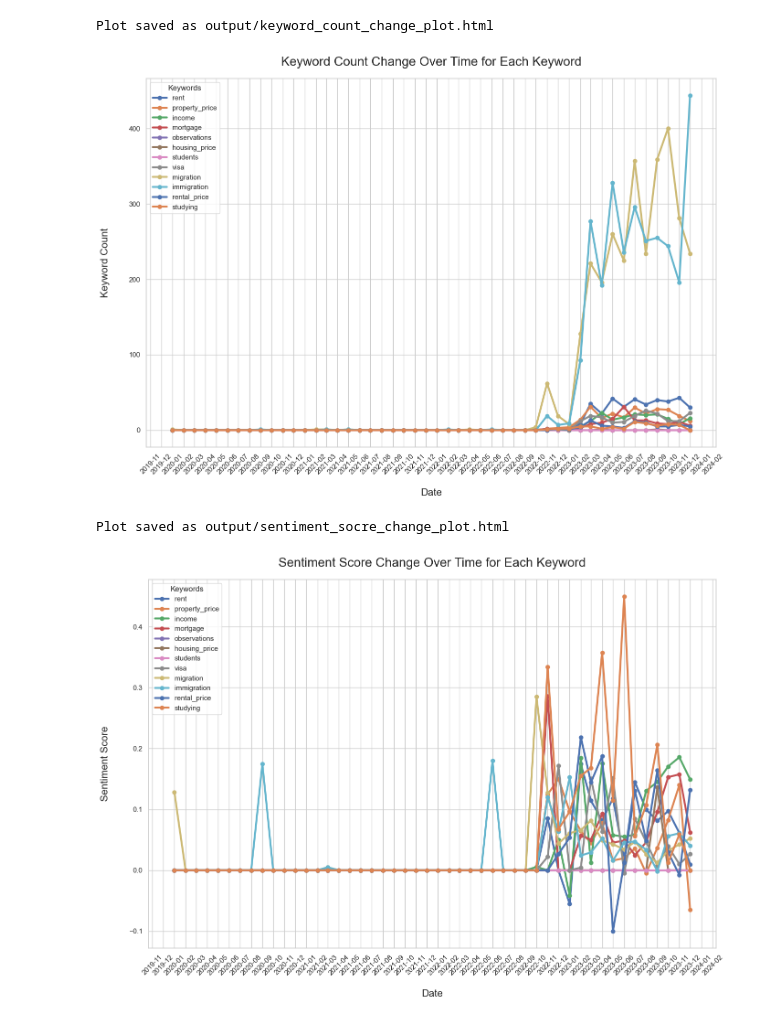
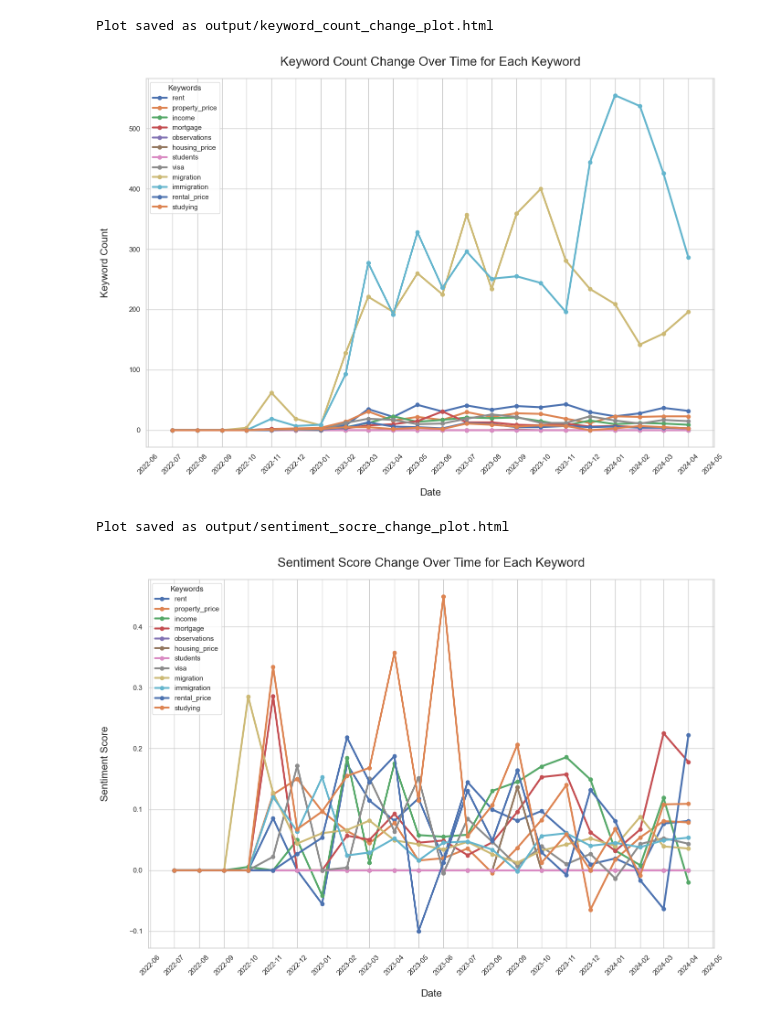
Before and after one commit to S0methingSimple/bda-c924-a2, a Jupyter notebook: frontend/sentiment-analysis.ipynb, the cells around one changed output. Drawn from its saved outputs; the diff is of its cells as text; code cells hidden in the pictures.

Commit message:
edit graphs and extract some mastodon contents

```diff
--- a/frontend/sentiment-analysis.ipynb
+++ b/frontend/sentiment-analysis.ipynb
@@ -6,14 +6,16 @@ from datetime import datetime, timedelta
 
 # Define your keywords and date range
 keywords = ["rent","property_price","income","mortgage","observations","housing_price","students","visa","migration","immigration","rental_price","studying"]
-start_year = 2020
-end_year = 2023
+start_year = 2022
+end_year = 2024
 
 # Function to generate monthly date ranges
 def generate_monthly_date_ranges(start_year, end_year):
     date_ranges = []
     for year in range(start_year, end_year + 1):
-        for month in range(1, 13):
+        month_start = 7 if year == start_year else 1
+        month_end = 4 if year == end_year else 12
+        for month in range(month_start, month_end + 1):
             start_date = datetime(year, month, 1)
             end_date = start_date + timedelta(days=32)
             end_date = end_date.replace(day=1) - timedelta(days=1)
@@ -55,6 +57,7 @@ for keyword in keywords:
 
 # Convert results to DataFrame
 count_df = pd.DataFrame(results)
+# count_df.to_csv("keyword_counts.csv", index=False)
 # %%
 #sentiment analysis
 import requests
@@ -65,14 +68,16 @@ from textblob import TextBlob
 
 # Define your keywords and date range
 keywords = ["rent","property_price","income","mortgage","observations","housing_price","students","visa","migration","immigration","rental_price","studying"]
-start_year = 2020
-end_year = 2023
+start_year = 2022
+end_year = 2024
 
 # Function to generate monthly date ranges
 def generate_monthly_date_ranges(start_year, end_year):
     date_ranges = []
     for year in range(start_year, end_year + 1):
-        for month in range(1, 13):
+        month_start = 7 if year == start_year else 1
+        month_end = 4 if year == end_year else 12
+        for month in range(month_start, month_end + 1):
             start_date = datetime(year, month, 1)
             end_date = start_date + timedelta(days=32)
             end_date = end_date.replace(day=1) - timedelta(days=1)
@@ -126,6 +131,7 @@ for keyword in keywords:
                 })
 
 sentiment_df = pd.DataFrame(sentimetal_scores_list)
+# sentiment_df.to_csv("sentiment_scores.csv", index=False)
 # %%
 #Unite the two dataframes
 import pandas as pd
@@ -179,7 +185,7 @@ mpld3.save_html(plt.gcf(), html_filename)
 print(f"Plot saved as {html_filename}")
 # %% [output]
 Plot saved as output/keyword_count_change_plot.html
-[figure, old version]
+[figure, new version]
 # %%
 #sentimental score plot
 import pandas as pd
@@ -190,35 +196,35 @@ import matplotlib.dates as mdates
 
 # Create the plot
 plt.figure(figsize=(14, 10))
 sns.set(style="whitegrid")
-color_palette = sns.color_palette("tab10", len(df['keyword'].unique()))
+color_palette = sns.color_palette("tab10", len(merged_df['keyword'].unique()))
 
 for keyword in merged_df['keyword'].unique():
     keyword_data = merged_df[merged_df['keyword'] == keyword]
     plt.plot(keyword_data['start_date'], keyword_data['average_polarity'], label=keyword,linewidth=3, marker='o', markersize=6)
 
 plt.xlabel('Date', fontsize=16, labelpad=20)
 plt.ylabel('Sentiment Score', fontsize=16, labelpad=30)
 plt.title('Sentiment Score Change Over Time for Each Keyword', fontsize=20, pad=20)
 plt.legend(title='Keywords', loc='upper left')
 plt.xticks(rotation=45)
 plt.tight_layout(pad=3.0)
 
 # Set major locator to month intervals
 plt.gca().xaxis.set_major_locator(mdates.MonthLocator())
 plt.gca().xaxis.set_major_formatter(mdates.DateFormatter('%Y-%m'))
 
 plt.xticks(rotation=45)
 plt.tight_layout()
 
 # Save the plot as an HTML file
 html_filename = 'output/sentiment_socre_change_plot.html'
 mpld3.save_html(plt.gcf(), html_filename)
 
 print(f"Plot saved as {html_filename}")
 # %% [output]
 Plot saved as output/sentiment_socre_change_plot.html
-[figure, old version]
+[figure, new version]
 # %%
 #merged data plot
 import pandas as pd
```
Also changed, not shown: parts of 3 cells of this notebook, 2 other files.
